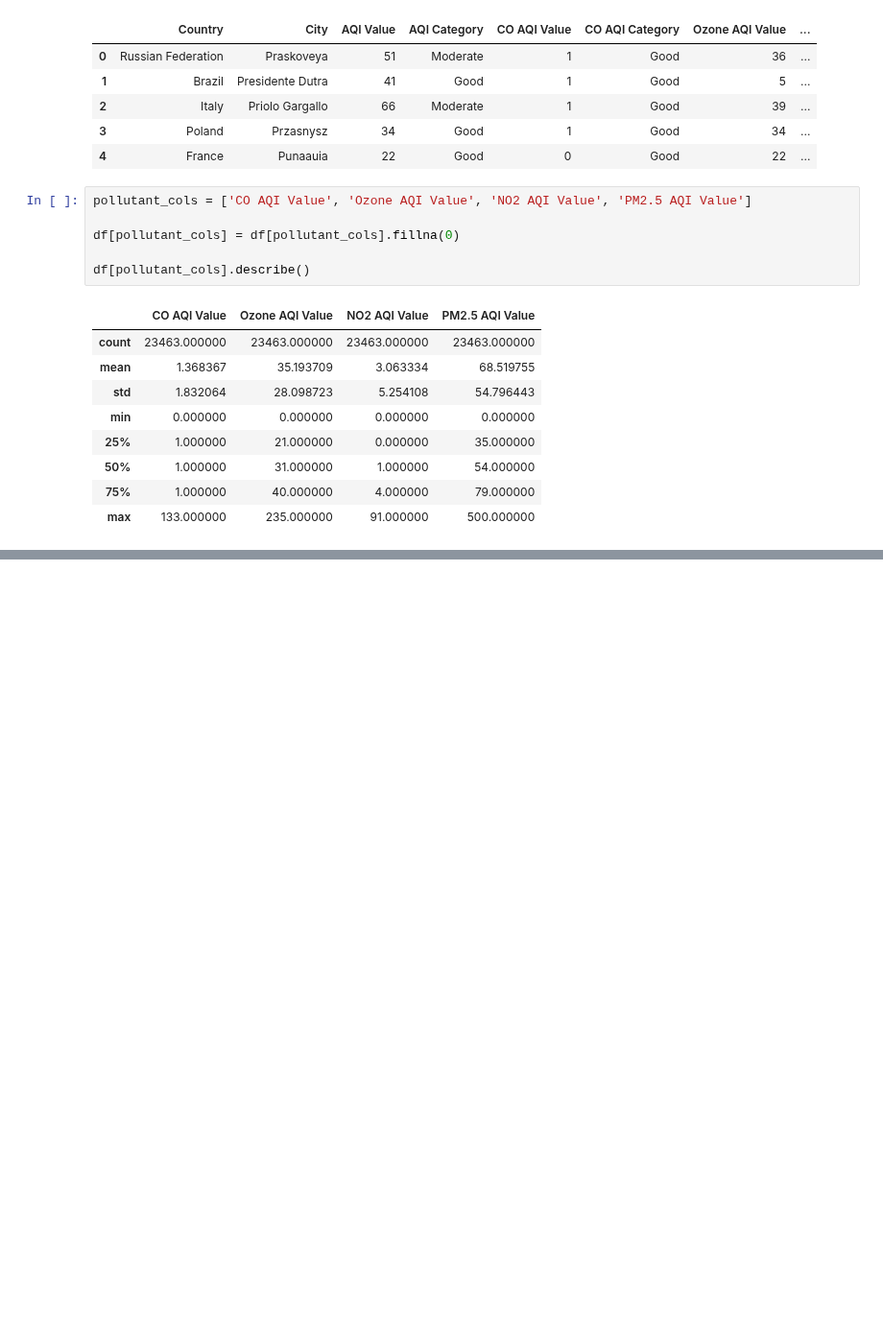
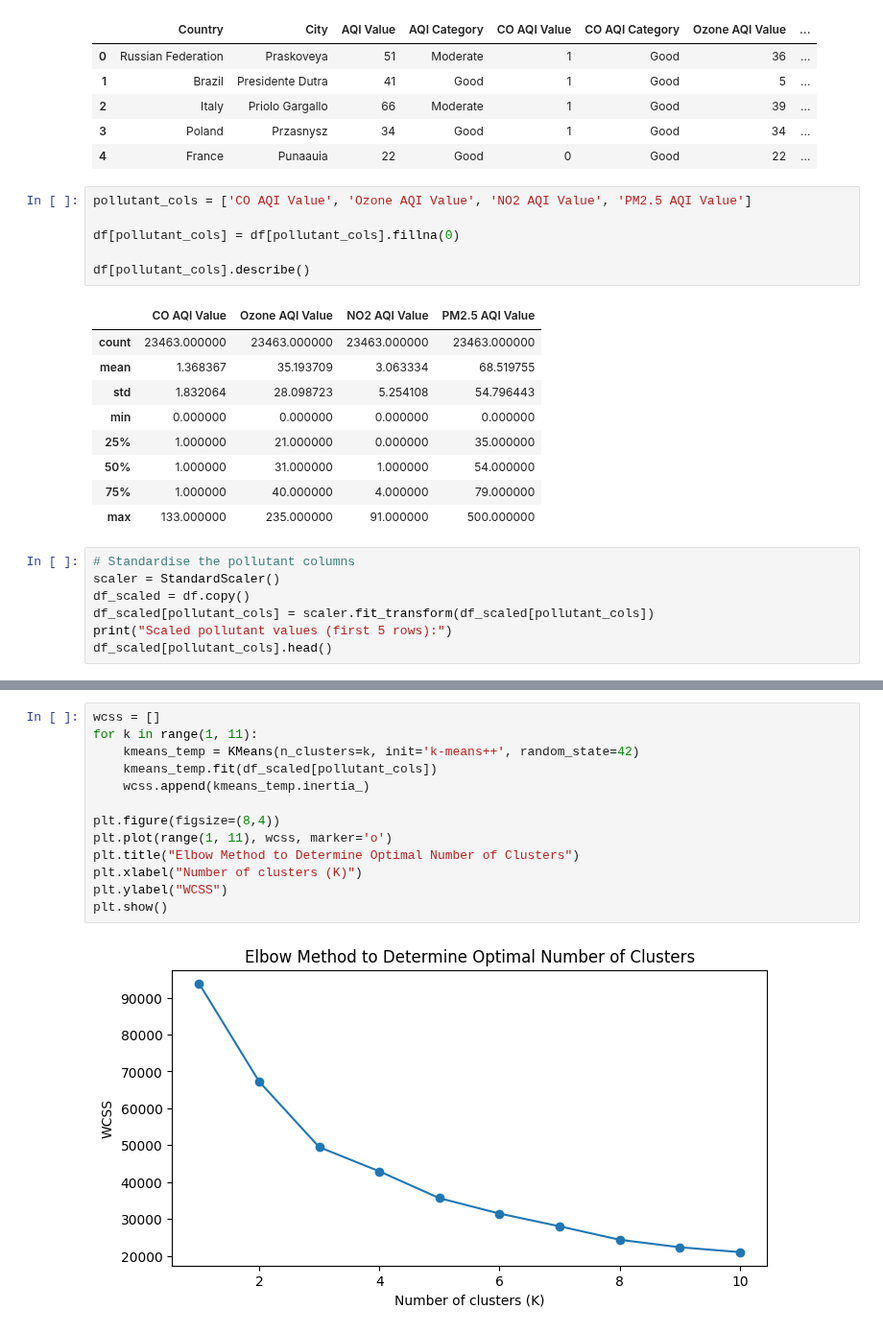
Before and after one commit to sbogde/pandamonium, a Jupyter notebook: dmi_04_pollution_02.ipynb, the cells around one changed output, grey strips where cells are left out. Shown at 96% size. Saved outputs shown, nothing was run; the diff lists cells and outputs as text; blank space fills up the shorter version.

```diff
--- a/dmi_04_pollution_02.ipynb
+++ b/dmi_04_pollution_02.ipynb
@@ -58,3 +58,10 @@ df[pollutant_cols].describe()
 | 50% | 1.000000 | 31.000000 | 1.000000 | 54.000000 |
 | 75% | 1.000000 | 40.000000 | 4.000000 | 79.000000 |
 | max | 133.000000 | 235.000000 | 91.000000 | 500.000000 |
+# %%
+# Standardise the pollutant columns
+scaler = StandardScaler()
+df_scaled = df.copy()
+df_scaled[pollutant_cols] = scaler.fit_transform(df_scaled[pollutant_cols])
+print("Scaled pollutant values (first 5 rows):")
+df_scaled[pollutant_cols].head()
@@ -60,0 +76,15 @@ df[pollutant_cols].describe()
+# %%
+wcss = []
+for k in range(1, 11):
+    kmeans_temp = KMeans(n_clusters=k, init='k-means++', random_state=42)
+    kmeans_temp.fit(df_scaled[pollutant_cols])
+    wcss.append(kmeans_temp.inertia_)
+
+plt.figure(figsize=(8,4))
+plt.plot(range(1, 11), wcss, marker='o')
+plt.title("Elbow Method to Determine Optimal Number of Clusters")
+plt.xlabel("Number of clusters (K)")
+plt.ylabel("WCSS")
+plt.show()
+# %% [output]
+[figure, added]
```
Also changed, not shown: parts of 5 cells of this notebook.
